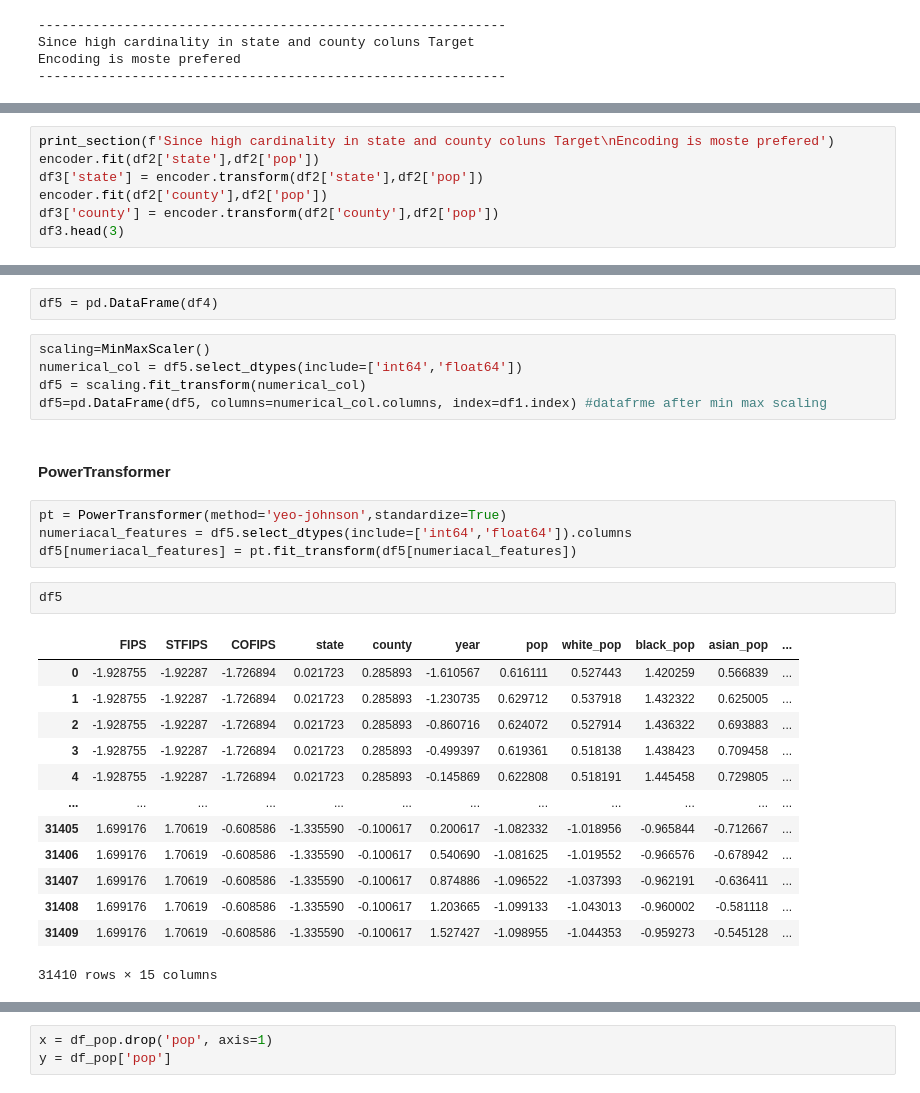
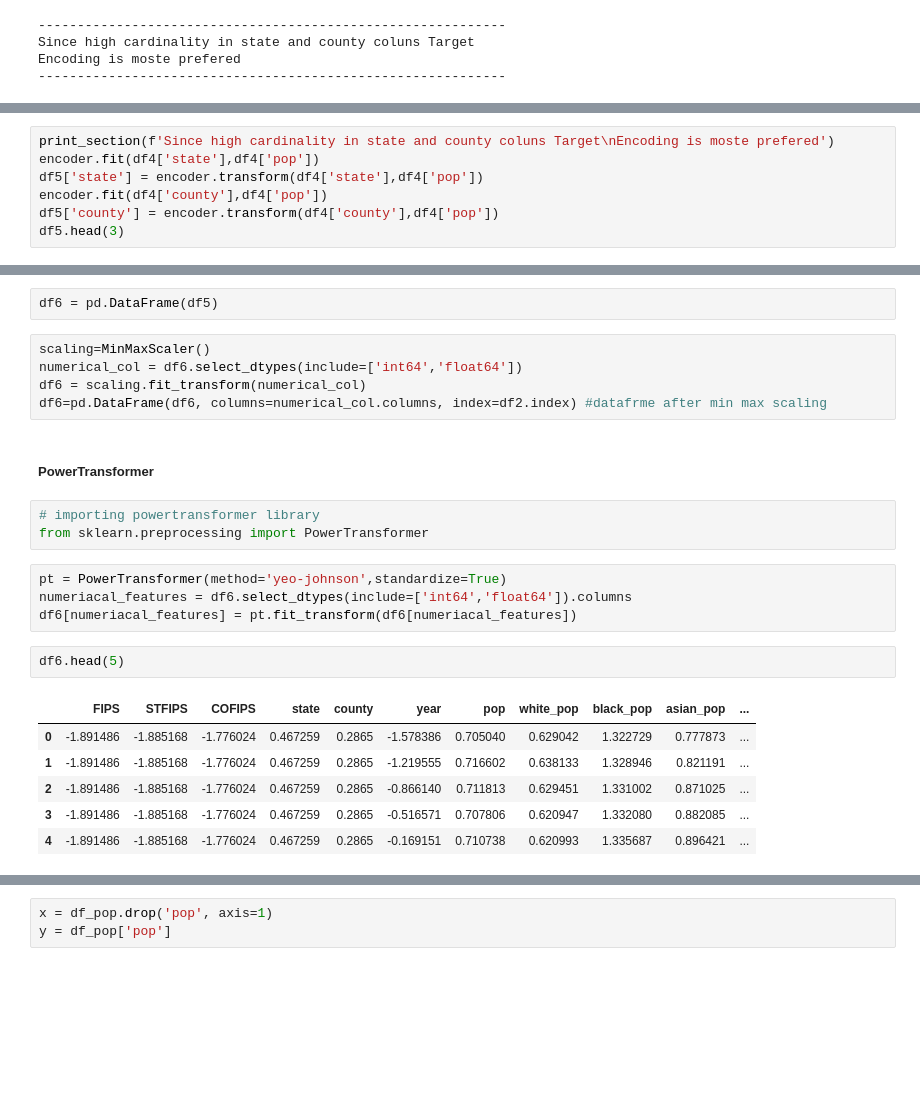
Before and after one commit to sreeprathap/population_data_phase3, a Jupyter notebook: population_data_phase3.ipynb, the cells around one changed output, grey strips where cells are left out. Drawn from its saved outputs; the diff is of its cells as text; blank space fills up the shorter version.

```diff
--- a/population_data_phase3.ipynb
+++ b/population_data_phase3.ipynb
@@ -234,10 +376,10 @@ df3.head(2)
 # %%
 print_section(f'Since high cardinality in state and county coluns Target\nEncoding is moste prefered')
-encoder.fit(df2['state'],df2['pop'])
-df3['state'] = encoder.transform(df2['state'],df2['pop'])
-encoder.fit(df2['county'],df2['pop'])
-df3['county'] = encoder.transform(df2['county'],df2['pop'])
-df3.head(3)
+encoder.fit(df4['state'],df4['pop'])
+df5['state'] = encoder.transform(df4['state'],df4['pop'])
+encoder.fit(df4['county'],df4['pop'])
+df5['county'] = encoder.transform(df4['county'],df4['pop'])
+df5.head(3)
 # %% [output]
 ------------------------------------------------------------
 Since high cardinality in state and county coluns Target
@@ -308,30 +400,26 @@ df4
 # %%
-df5 = pd.DataFrame(df4)
+df6 = pd.DataFrame(df5)
 # %%
 scaling=MinMaxScaler()
-numerical_col = df5.select_dtypes(include=['int64','float64'])
-df5 = scaling.fit_transform(numerical_col)
-df5=pd.DataFrame(df5, columns=numerical_col.columns, index=df1.index) #datafrme after min max scaling
+numerical_col = df6.select_dtypes(include=['int64','float64'])
+df6 = scaling.fit_transform(numerical_col)
+df6=pd.DataFrame(df6, columns=numerical_col.columns, index=df2.index) #datafrme after min max scaling
 # %% [markdown]
-#### PowerTransformer
+##### PowerTransformer
+# %%
+# importing powertransformer library
+from sklearn.preprocessing import PowerTransformer
 # %%
 pt = PowerTransformer(method='yeo-johnson',standardize=True)
-numeriacal_features = df5.select_dtypes(include=['int64','float64']).columns
-df5[numeriacal_features] = pt.fit_transform(df5[numeriacal_features])
+numeriacal_features = df6.select_dtypes(include=['int64','float64']).columns
+df6[numeriacal_features] = pt.fit_transform(df6[numeriacal_features])
 # %%
-df5
+df6.head(5)
 # %% [output]
 |  | FIPS | STFIPS | COFIPS | state | county | year | pop | white_pop | black_pop | asian_pop | ... |
-| 0 | -1.928755 | -1.92287 | -1.726894 | 0.021723 | 0.285893 | -1.610567 | 0.616111 | 0.527443 | 1.420259 | 0.566839 | ... |
-| 1 | -1.928755 | -1.92287 | -1.726894 | 0.021723 | 0.285893 | -1.230735 | 0.629712 | 0.537918 | 1.432322 | 0.625005 | ... |
-| 2 | -1.928755 | -1.92287 | -1.726894 | 0.021723 | 0.285893 | -0.860716 | 0.624072 | 0.527914 | 1.436322 | 0.693883 | ... |
-| 3 | -1.928755 | -1.92287 | -1.726894 | 0.021723 | 0.285893 | -0.499397 | 0.619361 | 0.518138 | 1.438423 | 0.709458 | ... |
-| 4 | -1.928755 | -1.92287 | -1.726894 | 0.021723 | 0.285893 | -0.145869 | 0.622808 | 0.518191 | 1.445458 | 0.729805 | ... |
-| ... | ... | ... | ... | ... | ... | ... | ... | ... | ... | ... | ... |
-| 31405 | 1.699176 | 1.70619 | -0.608586 | -1.335590 | -0.100617 | 0.200617 | -1.082332 | -1.018956 | -0.965844 | -0.712667 | ... |
-| 31406 | 1.699176 | 1.70619 | -0.608586 | -1.335590 | -0.100617 | 0.540690 | -1.081625 | -1.019552 | -0.966576 | -0.678942 | ... |
-| 31407 | 1.699176 | 1.70619 | -0.608586 | -1.335590 | -0.100617 | 0.874886 | -1.096522 | -1.037393 | -0.962191 | -0.636411 | ... |
-| 31408 | 1.699176 | 1.70619 | -0.608586 | -1.335590 | -0.100617 | 1.203665 | -1.099133 | -1.043013 | -0.960002 | -0.581118 | ... |
-| 31409 | 1.699176 | 1.70619 | -0.608586 | -1.335590 | -0.100617 | 1.527427 | -1.098955 | -1.044353 | -0.959273 | -0.545128 | ... |
+| 0 | -1.891486 | -1.885168 | -1.776024 | 0.467259 | 0.2865 | -1.578386 | 0.705040 | 0.629042 | 1.322729 | 0.777873 | ... |
+| 1 | -1.891486 | -1.885168 | -1.776024 | 0.467259 | 0.2865 | -1.219555 | 0.716602 | 0.638133 | 1.328946 | 0.821191 | ... |
+| 2 | -1.891486 | -1.885168 | -1.776024 | 0.467259 | 0.2865 | -0.866140 | 0.711813 | 0.629451 | 1.331002 | 0.871025 | ... |
+| 3 | -1.891486 | -1.885168 | -1.776024 | 0.467259 | 0.2865 | -0.516571 | 0.707806 | 0.620947 | 1.332080 | 0.882085 | ... |
+| 4 | -1.891486 | -1.885168 | -1.776024 | 0.467259 | 0.2865 | -0.169151 | 0.710738 | 0.620993 | 1.335687 | 0.896421 | ... |
-31410 rows × 15 columns
 # %%
```
Also changed, not shown: parts of 56 cells of this notebook, 1 other file.
